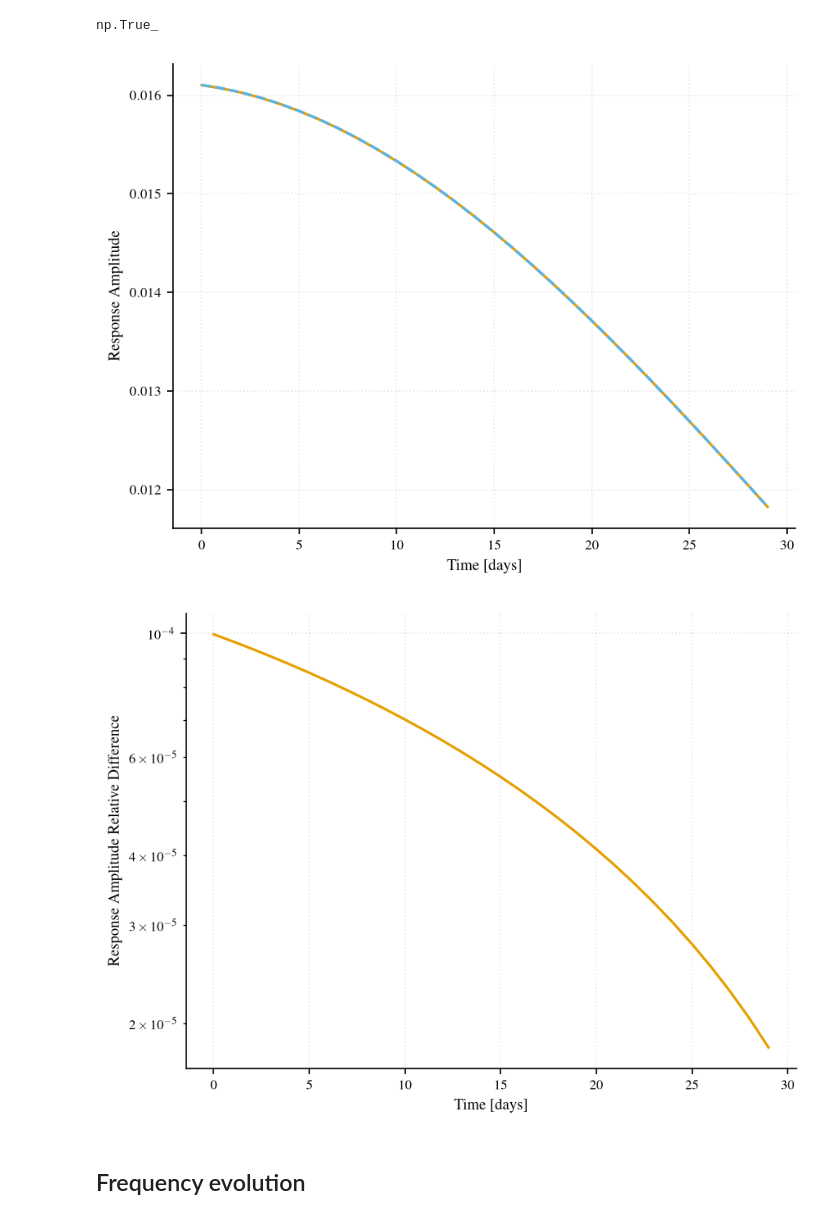
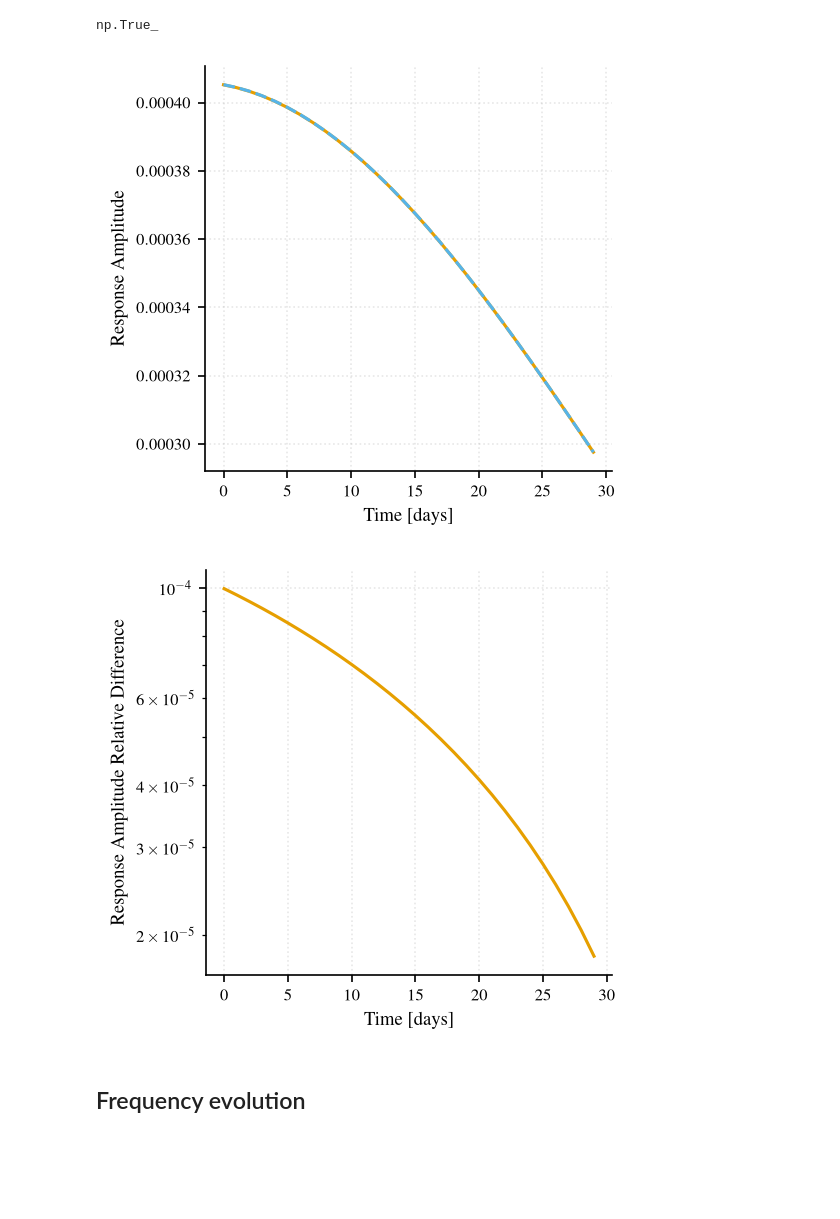
Before and after one commit to lorenzsp/ResponseRequirements, a Jupyter notebook: ResponseApprox.ipynb, the cells around one changed output. Saved outputs shown, nothing was run; the diff lists cells and outputs as text; code cells hidden in the pictures; blank space fills up the shorter version.

Commit message:
check scalings ResponseApprox.ipynb, separate plots of segwo analysis in SegwoPlots.ipynb, next step to update jaxgb

```diff
--- a/ResponseApprox.ipynb
+++ b/ResponseApprox.ipynb
@@ -748,7 +748,7 @@ nside = 4
 npix  = hp.nside2npix(nside)
 thetas, phis = hp.pix2ang(nside, np.arange(npix))
 betas, lambs = np.pi / 2 - thetas, phis
-f = np.logspace(-4, 0., 500)
+f = np.logspace(-6, 0., 500)
 
 strain2link = compute_strain2link(f, betas, lambs, ltts, positions, method="baghi+23")
 test_zero_v_retTrue = _link_response_boosted(f, betas, lambs, ltts, positions, velocities=None, retarded=True, terms=("stat", "red", "pa1", "pa2", "defl", "sc"))
@@ -780,21 +780,21 @@ def get_time_freq_response(input_terms=("stat", "red", "pa1", "pa2", "defl", "sc
 np.True_
 # %%
 freq_ind = 100
-plt.figure()
+plt.figure(figsize=(3.5, 3.5))
 plt.plot(array_ltts/86400, np.abs(response[:,freq_ind]))
 plt.plot(array_ltts/86400, np.abs(boosted_response[:,freq_ind]), ls='--', label='Boosted')
 plt.xlabel('Time [days]')
 plt.ylabel('Response Amplitude')
 plt.show()
 
-plt.figure()
+plt.figure(figsize=(3.5, 3.5))
 plt.semilogy(array_ltts/86400, np.abs(1-np.abs(response[:,freq_ind])/np.abs(boosted_response[:,freq_ind])))
 plt.xlabel('Time [days]')
 plt.ylabel('Response Amplitude Relative Difference')
 plt.show()
 # %% [output]
-[figure, old version]
+[figure, new version]
-[figure, old version]
+[figure, new version]
 # %% [markdown]
 ## Frequency evolution
 # %%
```
Also changed, not shown: parts of 5 cells of this notebook, 1 other file.
